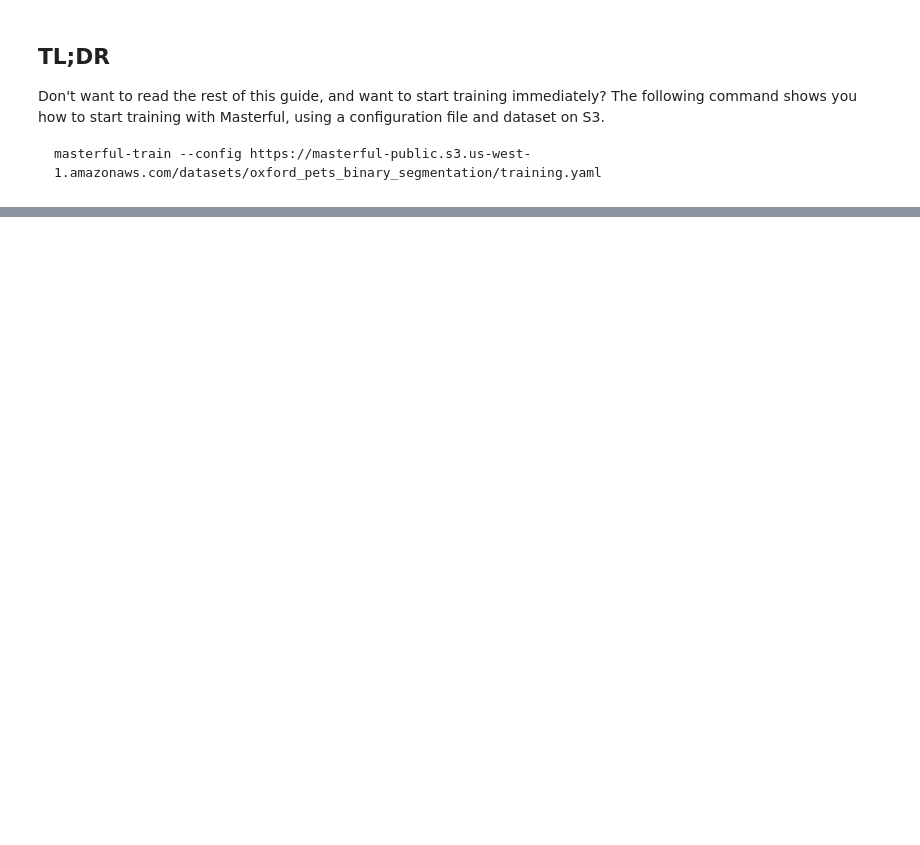
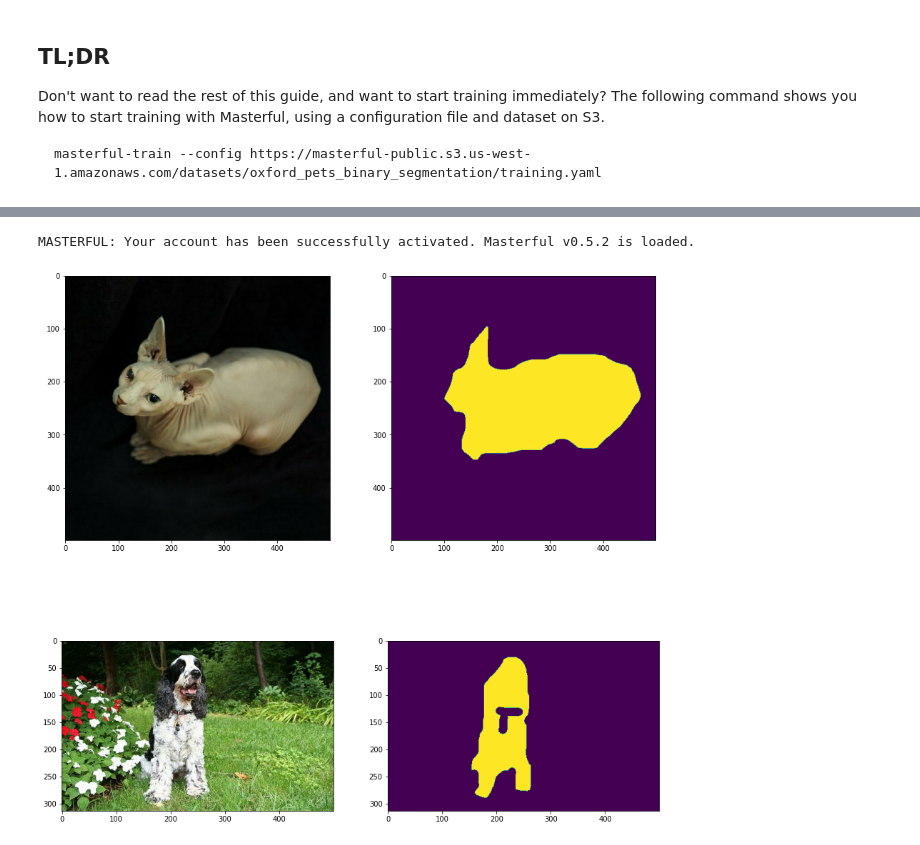
Before and after one commit to masterfulai/masterful-docs, a Jupyter notebook: notebooks/guide_cli_semantic_segmentation.ipynb, the cells around one changed output, grey strips where cells are left out. Drawn from its saved outputs; the diff is of its cells as text; code cells hidden in the pictures; blank space fills up the shorter version.

Commit message:
Add semantic segmentation notebook and missing images.

```diff
--- a/notebooks/guide_cli_semantic_segmentation.ipynb
+++ b/notebooks/guide_cli_semantic_segmentation.ipynb
@@ -29,0 +88,58 @@ masterful-train --config https://masterful-public.s3.us-west-1.amazonaws.com/dat
+# %%
+# Install dependencies necessary to run the following
+# code.
+!pip install opencv-python-headless --quiet
+!pip install masterful --quiet
+
+# Import the packages used below.
+import matplotlib.pyplot as plt
+import os
+import requests
+import tarfile
+import tempfile
+import tensorflow as tf
+import urllib.request
+
+# Import and activate the Masterful package.
+import masterful
+masterful = masterful.activate()
+
+# Helper function to display a progress when downloading
+# a file using HTTP.
+from masterful.utils.downloader import progress_bar_factory
+
+# This is necessary for running inside of Colab/Jupyter,
+# since the CLI trainer is run outside of the kernel
+# (as a script command).
+gpus = tf.config.experimental.list_physical_devices('GPU')
+for gpu in gpus:
+  tf.config.experimental.set_memory_growth(gpu, True)
+# %% [output]
+MASTERFUL: Your account has been successfully activated. Masterful v0.5.2 is loaded.
+# %%
+DATASET_ROOT = "https://masterful-public.s3.us-west-1.amazonaws.com/datasets/oxford_pets_binary_segmentation/"
+TRAINING_CSV_URL = os.path.join(DATASET_ROOT, "train.csv")
+
+with tempfile.TemporaryDirectory() as temp_directory:
+  training_csv_name = os.path.join(temp_directory, "train.csv")
+  _ =  urllib.request.urlretrieve(TRAINING_CSV_URL, training_csv_name)
+
+  examples = []
+  with open(training_csv_name) as training_csv:
+    examples = training_csv.readlines()
+
+image1_path, mask1_path = examples[0].split(',')
+image2_path, mask2_path = examples[1].split(',')
+
+image1 = tf.io.decode_image(urllib.request.urlopen(urllib.request.Request(os.path.join(DATASET_ROOT, image1_path))).read(), channels=3, dtype=tf.float32)
+mask1 = tf.io.decode_image(urllib.request.urlopen(urllib.request.Request(os.path.join(DATASET_ROOT, mask1_path))).read(), channels=1)
+image2 = tf.io.decode_image(urllib.request.urlopen(urllib.request.Request(os.path.join(DATASET_ROOT, image2_path))).read(), channels=3,  dtype=tf.float32)
+mask2 = tf.io.decode_image(urllib.request.urlopen(urllib.request.Request(os.path.join(DATASET_ROOT, mask2_path))).read(), channels=1)
+
+f, axarr = plt.subplots(2, 2, figsize=(15,15))
+_ = axarr[0, 0].imshow(image1)
+_ = axarr[0, 1].imshow(mask1)
+_ = axarr[1, 0].imshow(image2)
+_ = axarr[1, 1].imshow(mask2)
+# %% [output]
+[figure, added]
```
Also changed, not shown: parts of 17 cells of this notebook, 10 other files.
